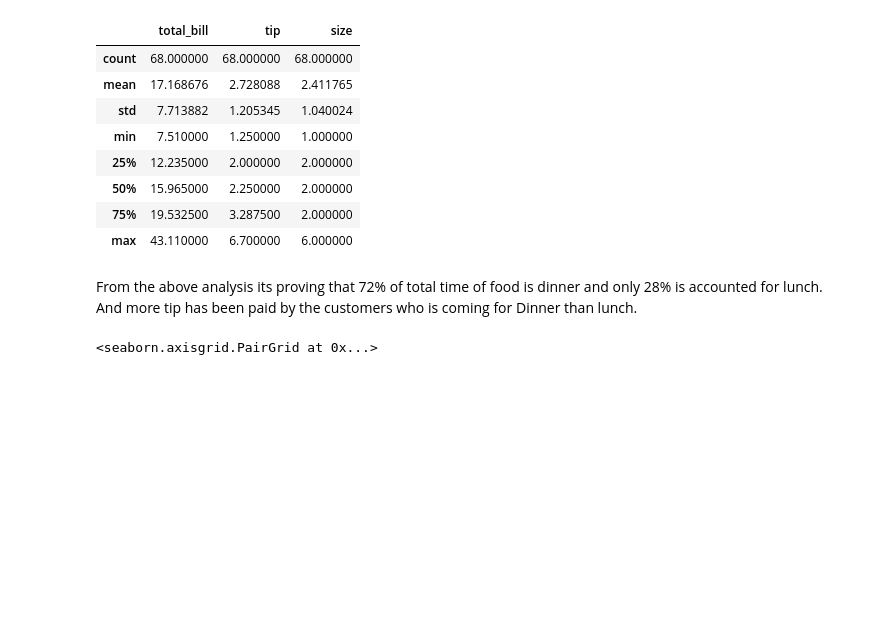
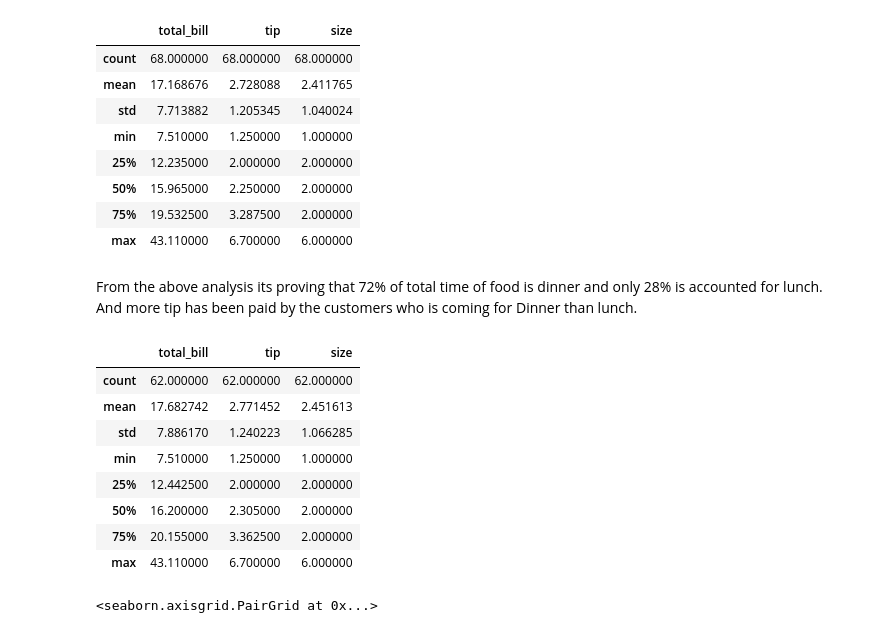
Before and after one commit to babubaskaran/fundamentals-assessment, a Jupyter notebook: tips_dataset.ipynb, the cells around one changed output. Saved outputs shown, nothing was run; the diff lists cells and outputs as text; code cells hidden in the pictures; blank space fills up the shorter version.

```diff
--- a/tips_dataset.ipynb
+++ b/tips_dataset.ipynb
@@ -61,6 +61,18 @@ With the above analysis male customer is almost double the amount (157 against 8
 | max | 43.110000 | 6.700000 | 6.000000 |
 # %% [markdown]
 From the above analysis its proving that 72% of total time of food is dinner and only 28% is accounted for lunch.  And more tip has been paid by the customers who is coming for Dinner than lunch.
+# %%
+(tips.loc[tips.loc[:, 'day'] == 'Thur']).describe()
+# %% [output]
+|  | total_bill | tip | size |
+| count | 62.000000 | 62.000000 | 62.000000 |
+| mean | 17.682742 | 2.771452 | 2.451613 |
+| std | 7.886170 | 1.240223 | 1.066285 |
+| min | 7.510000 | 1.250000 | 1.000000 |
+| 25% | 12.442500 | 2.000000 | 2.000000 |
+| 50% | 16.200000 | 2.305000 | 2.000000 |
+| 75% | 20.155000 | 3.362500 | 2.000000 |
+| max | 43.110000 | 6.700000 | 6.000000 |
 # %%
 sns.pairplot(tips, hue='day')
 # %% [output]
```
Also changed, not shown: parts of 1 cell of this notebook.
